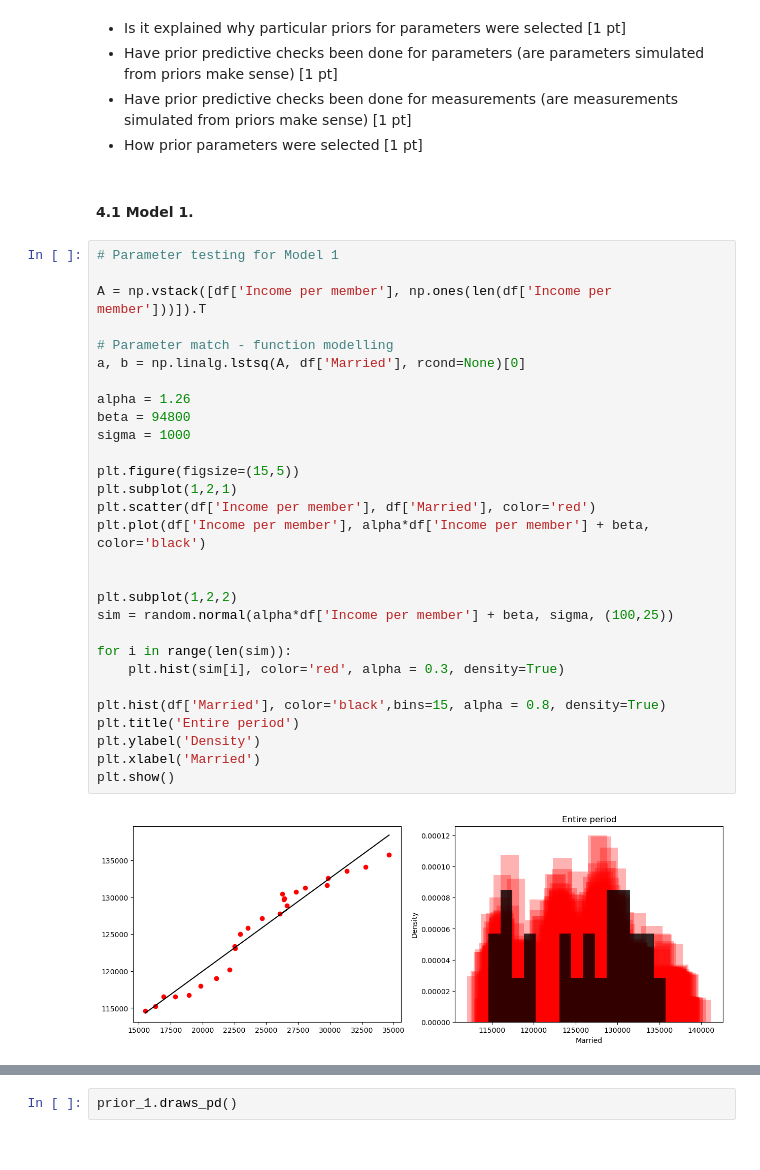
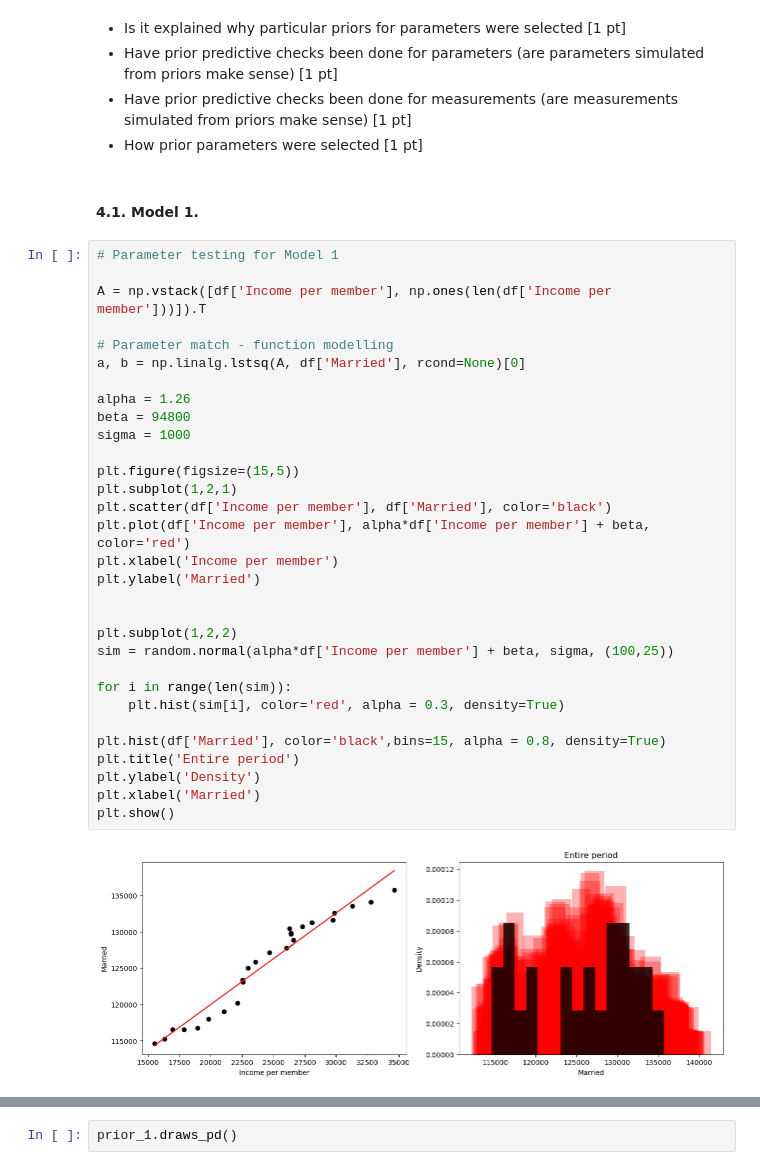
Before and after one commit to Julnowak/DA_project, a Jupyter notebook: final.ipynb, the cells around one changed output, grey strips where cells are left out. Saved outputs shown, nothing was run; the diff lists cells and outputs as text.

```diff
--- a/final.ipynb
+++ b/final.ipynb
@@ -196,38 +202,40 @@ R = 30
 - Have prior predictive checks been done for measurements (are measurements simulated from priors make sense) [1 pt]
 - How prior parameters were selected [1 pt]
 # %% [markdown]
-#### 4.1 Model 1.
+#### 4.1. Model 1.
 # %%
 # Parameter testing for Model 1
 
 A = np.vstack([df['Income per member'], np.ones(len(df['Income per member']))]).T
 
 # Parameter match - function modelling
 a, b = np.linalg.lstsq(A, df['Married'], rcond=None)[0]
 
 alpha = 1.26
 beta = 94800
 sigma = 1000
 
 plt.figure(figsize=(15,5))
 plt.subplot(1,2,1)
-plt.scatter(df['Income per member'], df['Married'], color='red')
-plt.plot(df['Income per member'], alpha*df['Income per member'] + beta, color='black')
+plt.scatter(df['Income per member'], df['Married'], color='black')
+plt.plot(df['Income per member'], alpha*df['Income per member'] + beta, color='red')
+plt.xlabel('Income per member')
+plt.ylabel('Married')
 
 
 plt.subplot(1,2,2)
 sim = random.normal(alpha*df['Income per member'] + beta, sigma, (100,25))
 
 for i in range(len(sim)):
     plt.hist(sim[i], color='red', alpha = 0.3, density=True)
 
 plt.hist(df['Married'], color='black',bins=15, alpha = 0.8, density=True)
 plt.title('Entire period')
 plt.ylabel('Density')
 plt.xlabel('Married')
 plt.show()
 # %% [output]
-[figure, old version]
+[figure, new version]
 # %%
 # Setting data
 data = {'N': N, 'income': df['Income per member']}
```
Also changed, not shown: parts of 25 cells of this notebook.
